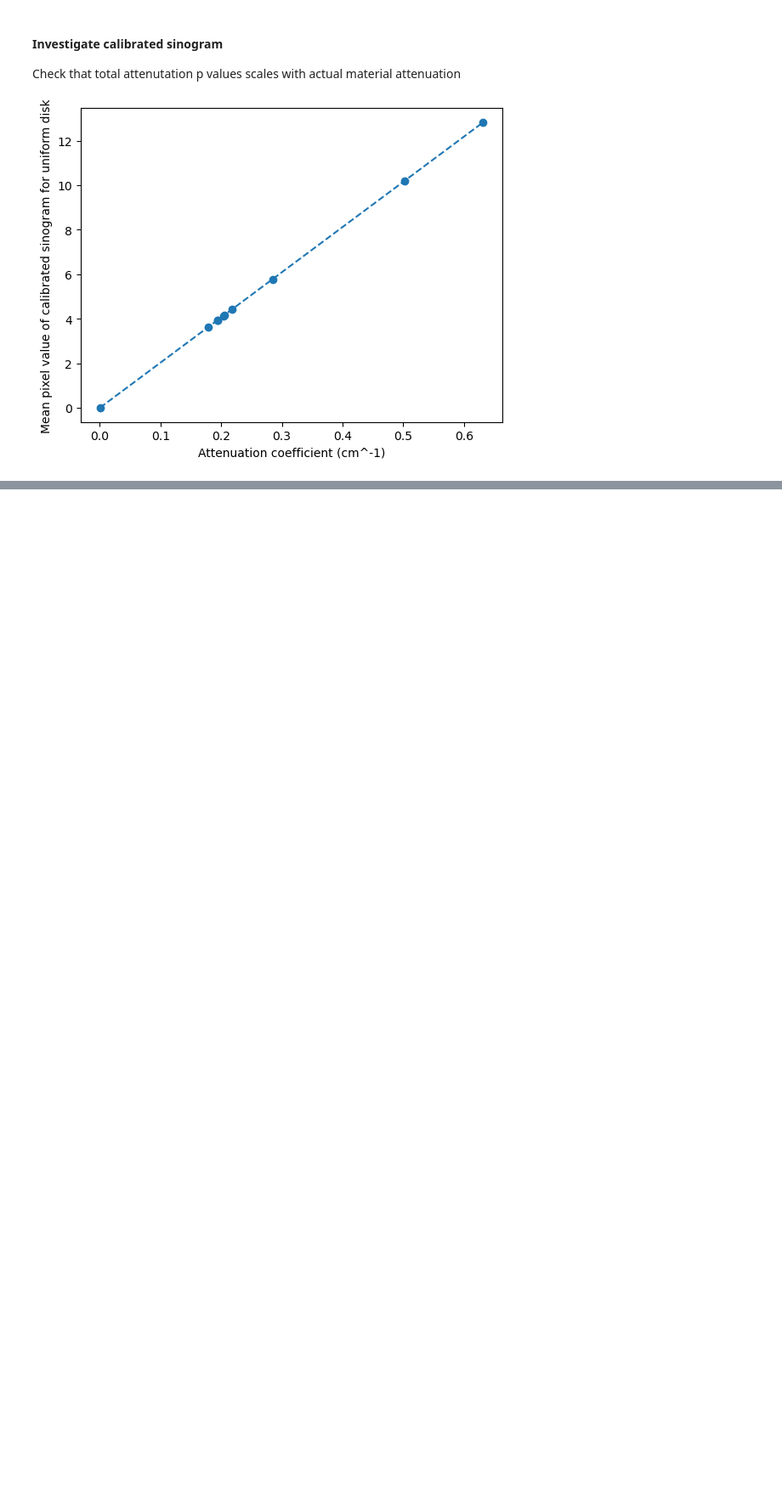
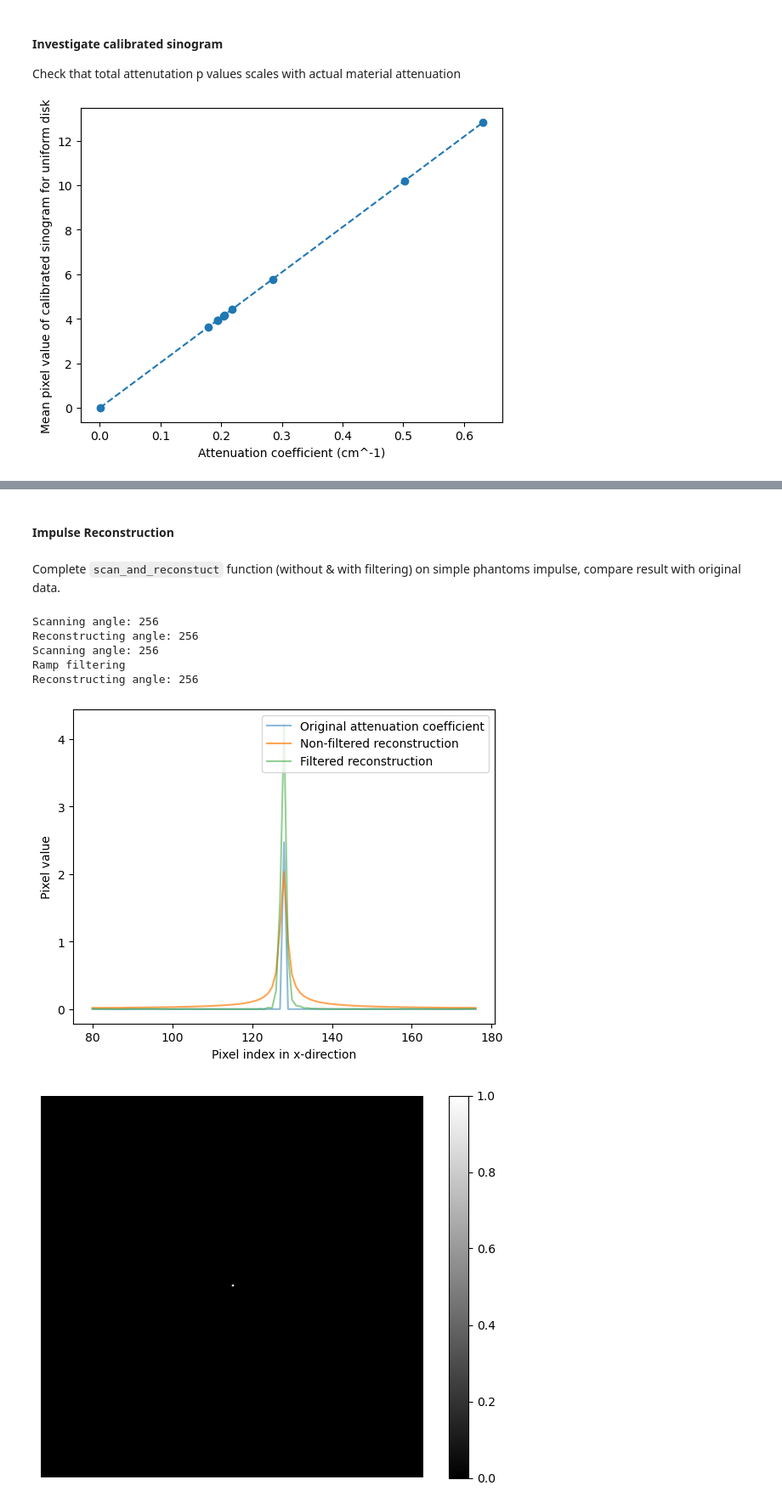
Before and after one commit to SunnyRT/GG2_CT_reconstruction, a Jupyter notebook: exp_rt.ipynb, the cells around one changed output, grey strips where cells are left out. Shown at 85% size. Cells and saved outputs as stored; diff of their text form; code cells hidden in the pictures; blank space fills up the shorter version.

```diff
--- a/exp_rt.ipynb
+++ b/exp_rt.ipynb
@@ -331,0 +391,40 @@ plt.show()
+# %% [markdown]
+#### Impulse Reconstruction
+# %% [markdown]
+Complete `scan_and_reconstuct` function (without & with filtering) on simple phantoms impulse, compare result with original data.
+# %%
+# initial conditions
+p2 = ct_phantom(material.name, 256, 2, 'Titanium')
+
+# convert phantom where each pixel stores material index to attenuation coefficient mu at the peak energy value
+peak_energy = 0.07 # MeV
+p2_mu = phantom_mu(p2, material, peak_energy)
+
+s_real = source.photon('100kVp, 2mm Al')
+y2_nofilter = scan_and_reconstruct(s_real, material, p2, scale, 256, with_filter=False)
+y2_filter = scan_and_reconstruct(s_real, material, p2, scale, 256, with_filter=True)
+# %% [output]
+Scanning angle: 256
+Reconstructing angle: 256
+Scanning angle: 256
+Ramp filtering
+Reconstructing angle: 256
+# %%
+# plot the 1D cross-section of the reconstructed image
+x_pixels = np.arange(80, 177)
+plt.plot(x_pixels, p2_mu[127,80:177], alpha = 0.5, label='Original attenuation coefficient')
+plt.plot(x_pixels, y2_nofilter[127,80:177], alpha = 0.7, label='Non-filtered reconstruction')
+plt.plot(x_pixels, y2_filter[127,80:177], alpha = 0.5,label='Filtered reconstruction')
+plt.legend()
+plt.xlabel('Pixel index in x-direction')
+plt.ylabel('Pixel value')
+
+# FIXME: why does the filtered reconstruction have higher values then non-filtered???
+
+# display the drawings of the reconstructed image and the phantom
+draw(p2_mu, caxis=[0,1])
+draw(y2_nofilter, caxis=[0,1])
+draw(y2_filter, caxis=[0,1])
+# %% [output]
+[figure, added]
+[figure, added]
```
Also changed, not shown: parts of 15 cells of this notebook, 1 other file.
